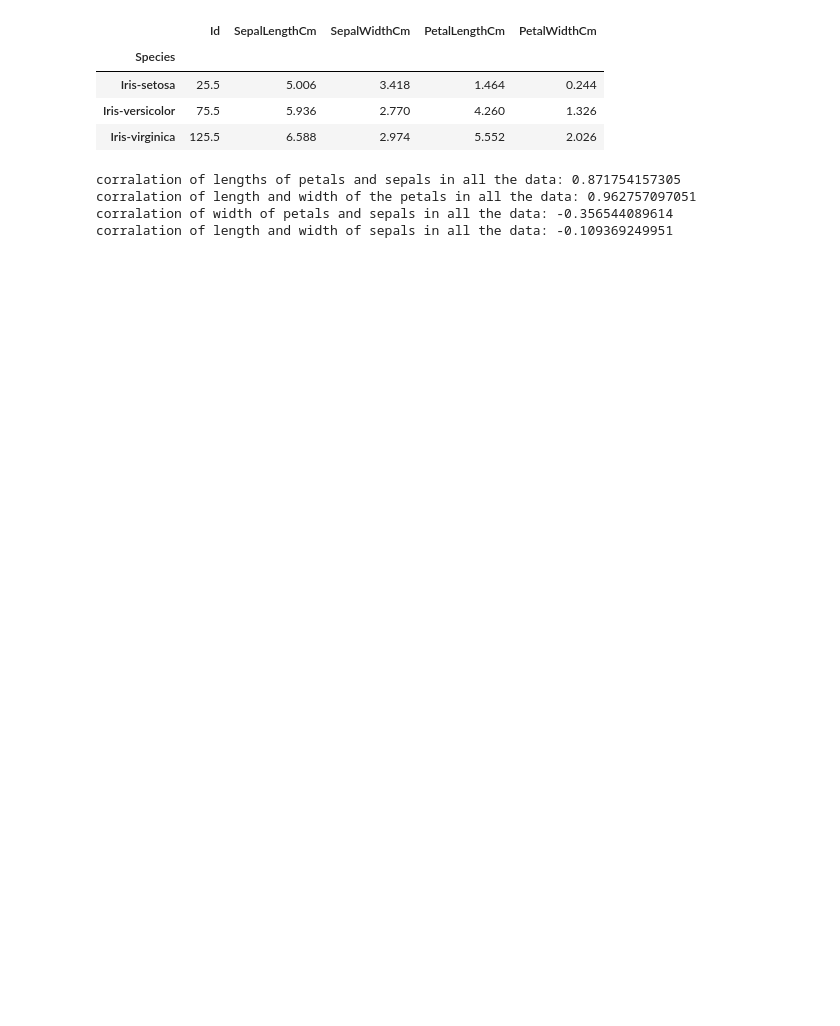
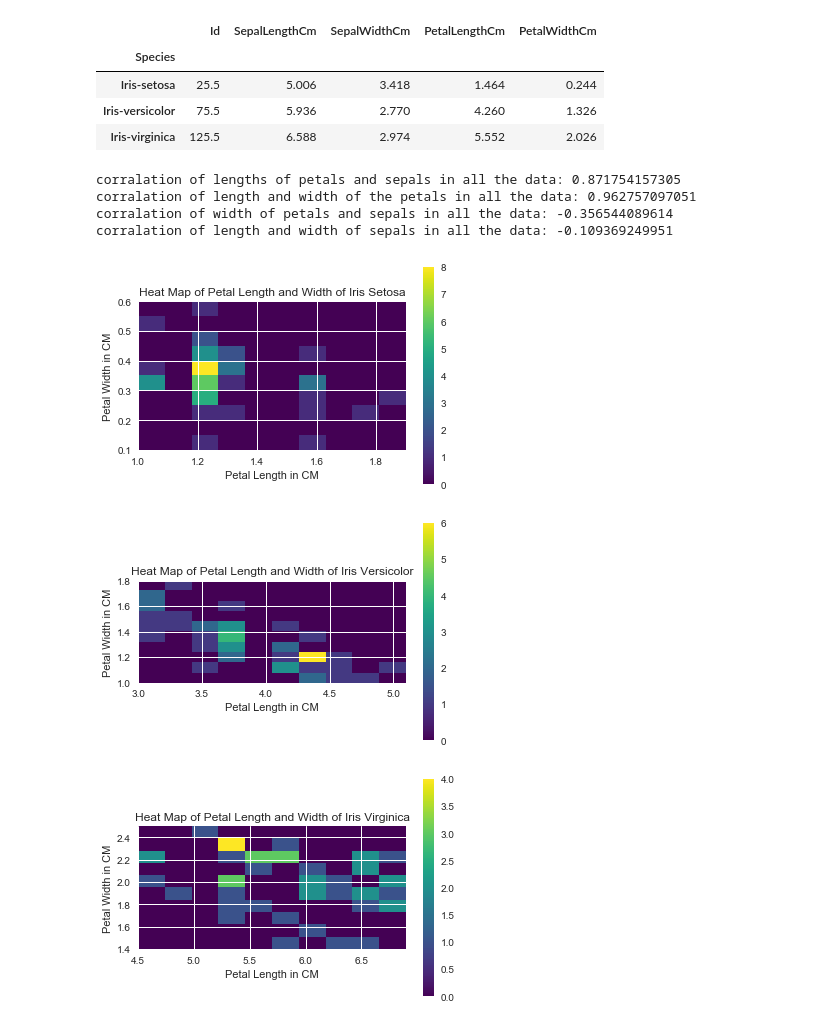
Before and after one commit to justinminsk/IRIS, a Jupyter notebook: IRIS.ipynb, the cells around one changed output. Cells and saved outputs as stored; diff of their text form; code cells hidden in the pictures; blank space fills up the shorter version.

Commit message:
Added heat graphs

```diff
--- a/IRIS.ipynb
+++ b/IRIS.ipynb
@@ -105,3 +126,46 @@ corralation of lengths of petals and sepals in all the data: 0.871754157305
 corralation of length and width of the petals in all the data: 0.962757097051
 corralation of width of petals and sepals in all the data: -0.356544089614
 corralation of length and width of sepals in all the data: -0.109369249951
+# %%
+heatmap, xedges, yedges = np.histogram2d(IS['PetalLengthCm'], IS['PetalWidthCm'])
+#set up a heatmap of Iris setosa petal length by width
+extent = [xedges[0], xedges[-1], yedges[0], yedges[-1]]
+
+plt.clf()
+plt.title('Heat Map of Petal Length and Width of Iris Setosa')
+plt.xlabel('Petal Length in CM')
+plt.ylabel('Petal Width in CM')
+plt.imshow(heatmap, extent=extent, cmap=cm.viridis)
+plt.colorbar(cmap=cm.viridis)
+plt.show()
+#the graph shows that the most common width and length is around 0.4 CM width and 1.2 CM Length
+
+heatmap, xedges, yedges = np.histogram2d(IVE['PetalLengthCm'], IVE['PetalWidthCm'])
+#set up a heatmap of Iris versicolor petal length by width
+extent = [xedges[0], xedges[-1], yedges[0], yedges[-1]]
+
+plt.clf()
+plt.title('Heat Map of Petal Length and Width of Iris Versicolor')
+plt.xlabel('Petal Length in CM')
+plt.ylabel('Petal Width in CM')
+plt.imshow(heatmap, extent=extent, cmap=cm.viridis)
+plt.colorbar(cmap=cm.viridis)
+plt.show()
+#the graph shows the most common width and length is around 1.2 CM width and 4.4 length CM
+
+heatmap, xedges, yedges = np.histogram2d(IVI['PetalLengthCm'], IVI['PetalWidthCm'])
+#set up a heatmap of Iris virginicar petal length by width
+extent = [xedges[0], xedges[-1], yedges[0], yedges[-1]]
+
+plt.clf()
+plt.title('Heat Map of Petal Length and Width of Iris Virginica')
+plt.xlabel('Petal Length in CM')
+plt.ylabel('Petal Width in CM')
+plt.imshow(heatmap, extent=extent, cmap=cm.viridis)
+plt.colorbar(cmap=cm.viridis)
+plt.show()
+#the graph shows the most common width and length is around 2.4 CM width and 5.5 CM length
+# %% [output]
+[figure, added]
+[figure, added]
+[figure, added]
```
Also changed, not shown: parts of 8 cells of this notebook, 1 other file.
